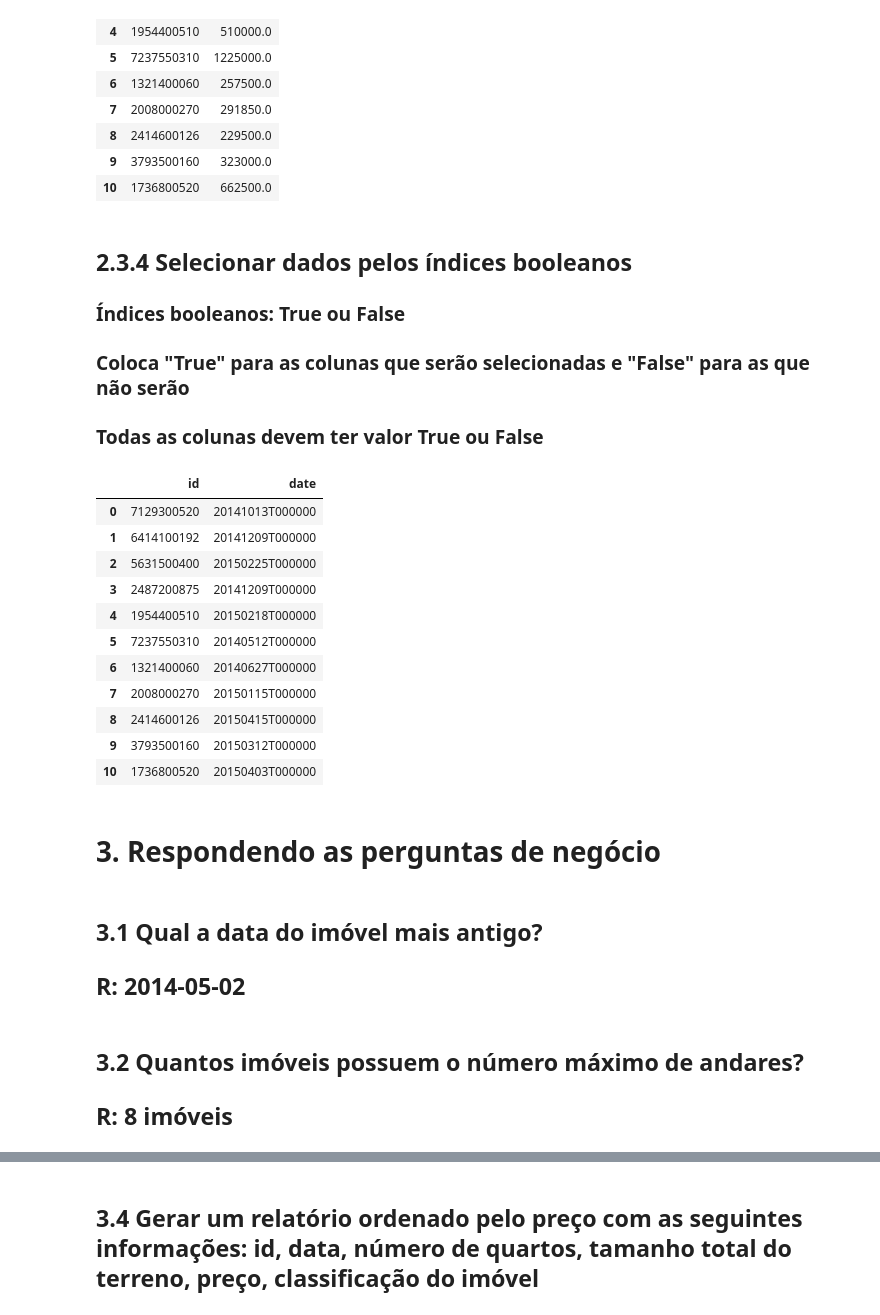
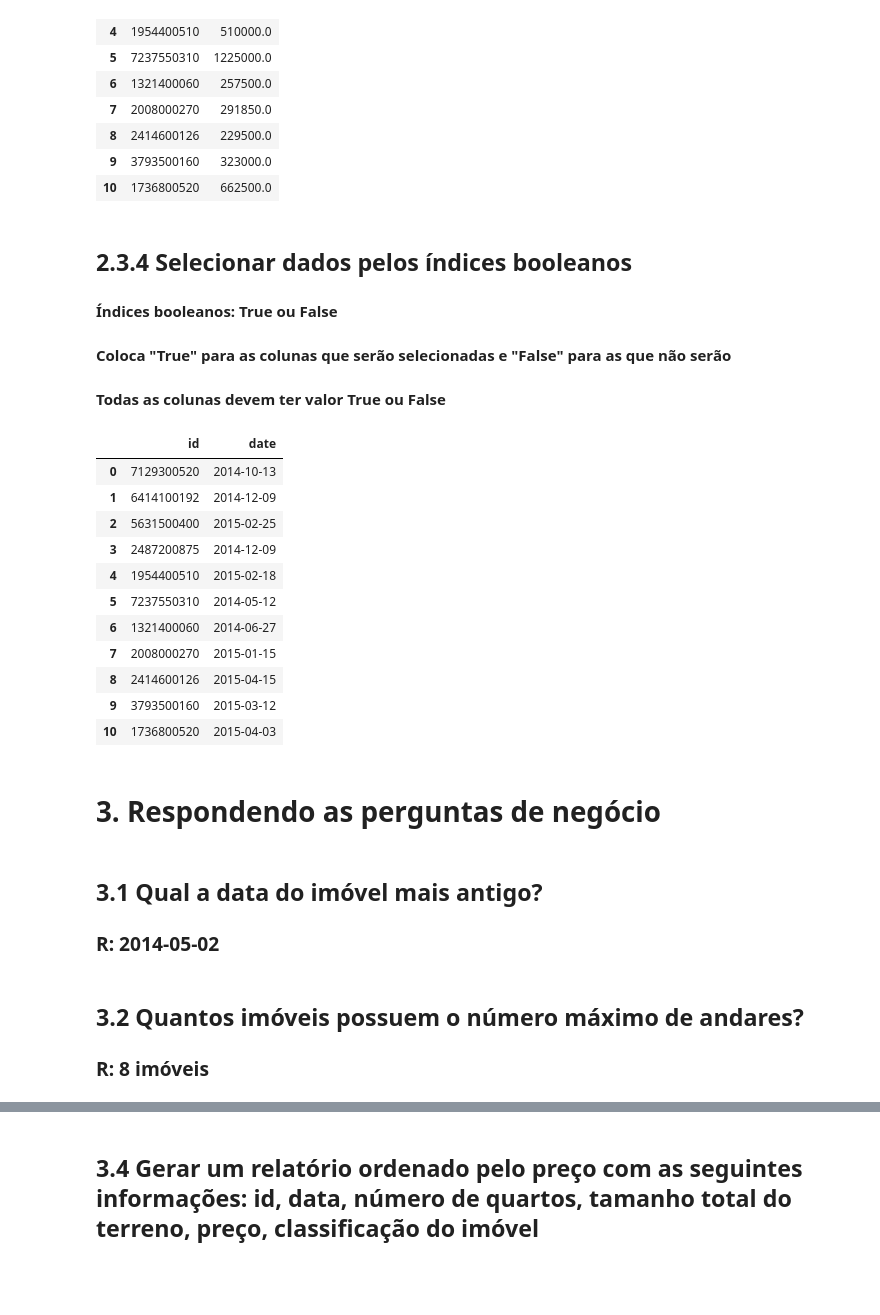
Before and after one commit to lucianaaguiarc/python_do_zero_ao_ds, a Jupyter notebook: missao02.ipynb, the cells around one changed output, grey strips where cells are left out. Cells and saved outputs as stored; diff of their text form; code cells hidden in the pictures; blank space fills up the shorter version.

```diff
--- a/missao02.ipynb
+++ b/missao02.ipynb
@@ -352,37 +357,37 @@ data.loc[0:10, ['id', 'price']]
 | 10 | 1736800520 | 662500.0 |
 # %% [markdown]
 ## 2.3.4 Selecionar dados pelos índices booleanos
-### Índices booleanos: True ou False
-### Coloca "True" para as colunas que serão selecionadas e "False" para as que não serão
-### Todas as colunas devem ter valor True ou False
+#### Índices booleanos: True ou False
+#### Coloca "True" para as colunas que serão selecionadas e "False" para as que não serão
+#### Todas as colunas devem ter valor True ou False
 # %%
-col = [True, True, False, False, False, False, False, False, False, False, False, False, False, False, False, False, False, False, False, False, False]
+col = [True, True, False, False, False, False, False, False, False, False, False, False, False, False, False, False, False, False, False, False, False,False]
 
 data.loc[0:10, col]
 # %% [output]
 |  | id | date |
-| 0 | 7129300520 | 20141013T000000 |
-| 1 | 6414100192 | 20141209T000000 |
-| 2 | 5631500400 | 20150225T000000 |
-| 3 | 2487200875 | 20141209T000000 |
-| 4 | 1954400510 | 20150218T000000 |
-| 5 | 7237550310 | 20140512T000000 |
-| 6 | 1321400060 | 20140627T000000 |
-| 7 | 2008000270 | 20150115T000000 |
-| 8 | 2414600126 | 20150415T000000 |
-| 9 | 3793500160 | 20150312T000000 |
-| 10 | 1736800520 | 20150403T000000 |
+| 0 | 7129300520 | 2014-10-13 |
+| 1 | 6414100192 | 2014-12-09 |
+| 2 | 5631500400 | 2015-02-25 |
+| 3 | 2487200875 | 2014-12-09 |
+| 4 | 1954400510 | 2015-02-18 |
+| 5 | 7237550310 | 2014-05-12 |
+| 6 | 1321400060 | 2014-06-27 |
+| 7 | 2008000270 | 2015-01-15 |
+| 8 | 2414600126 | 2015-04-15 |
+| 9 | 3793500160 | 2015-03-12 |
+| 10 | 1736800520 | 2015-04-03 |
 # %% [markdown]
 # 3. Respondendo as perguntas de negócio
 # %% [markdown]
 ## 3.1 Qual a data do imóvel mais antigo?
-## R: 2014-05-02
+### R: 2014-05-02
 # %%
 data['date'] = pd.to_datetime( data['date'] )
 
 data.sort_values('date', ascending = True)
 # %% [markdown]
 ## 3.2 Quantos imóveis possuem o número máximo de andares?
-## R: 8 imóveis
+### R: 8 imóveis
 # %%
 len ( data[data['floors'] == 3.5] )
```
Also changed, not shown: parts of 30 cells of this notebook, 4 other files.
